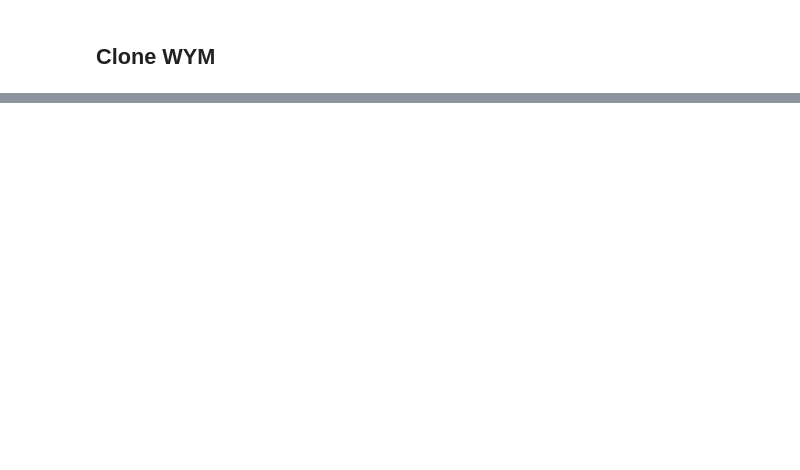
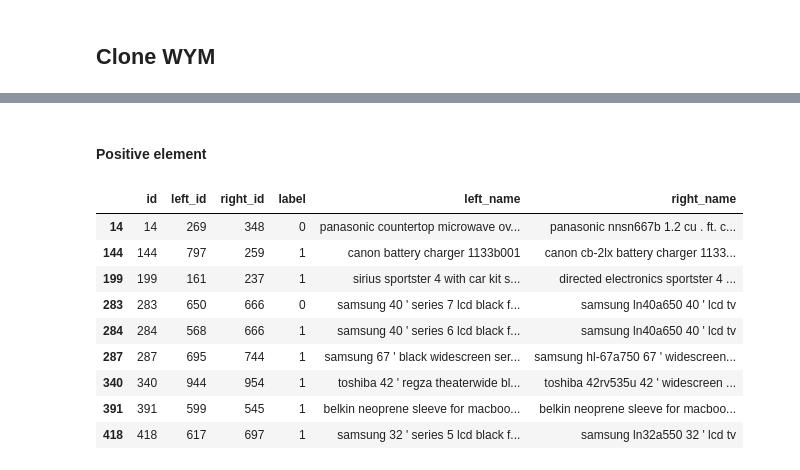
Before and after one commit to softlab-unimore/wym, a Jupyter notebook: quick_start_wym.ipynb, the cells around one changed output, grey strips where cells are left out. Cells and saved outputs as stored; diff of their text form; code cells hidden in the pictures; blank space fills up the shorter version.

```diff
--- a/quick_start_wym.ipynb
+++ b/quick_start_wym.ipynb
@@ -37,0 +232,18 @@ Requirement already satisfied: chardet<5,>=3.0.2 in /usr/local/lib/python3.8/dis
+# %% [markdown]
+#### Positive element
+# %%
+positive = match_score > .5
+# %%
+id = test_df[positive]['id'].values[2]
+test_df[positive]
+# %% [output]
+|  | id | left_id | right_id | label | left_name | right_name |
+| 14 | 14 | 269 | 348 | 0 | panasonic countertop microwave ov... | panasonic nnsn667b 1.2 cu . ft. c... |
+| 144 | 144 | 797 | 259 | 1 | canon battery charger 1133b001 | canon cb-2lx battery charger 1133... |
+| 199 | 199 | 161 | 237 | 1 | sirius sportster 4 with car kit s... | directed electronics sportster 4 ... |
+| 283 | 283 | 650 | 666 | 0 | samsung 40 ' series 7 lcd black f... | samsung ln40a650 40 ' lcd tv |
+| 284 | 284 | 568 | 666 | 1 | samsung 40 ' series 6 lcd black f... | samsung ln40a650 40 ' lcd tv |
+| 287 | 287 | 695 | 744 | 1 | samsung 67 ' black widescreen ser... | samsung hl-67a750 67 ' widescreen... |
+| 340 | 340 | 944 | 954 | 1 | toshiba 42 ' regza theaterwide bl... | toshiba 42rv535u 42 ' widescreen ... |
+| 391 | 391 | 599 | 545 | 1 | belkin neoprene sleeve for macboo... | belkin neoprene sleeve for macboo... |
+| 418 | 418 | 617 | 697 | 1 | samsung 32 ' series 5 lcd black f... | samsung ln32a550 32 ' lcd tv |
```
Also changed, not shown: parts of 23 cells of this notebook.
